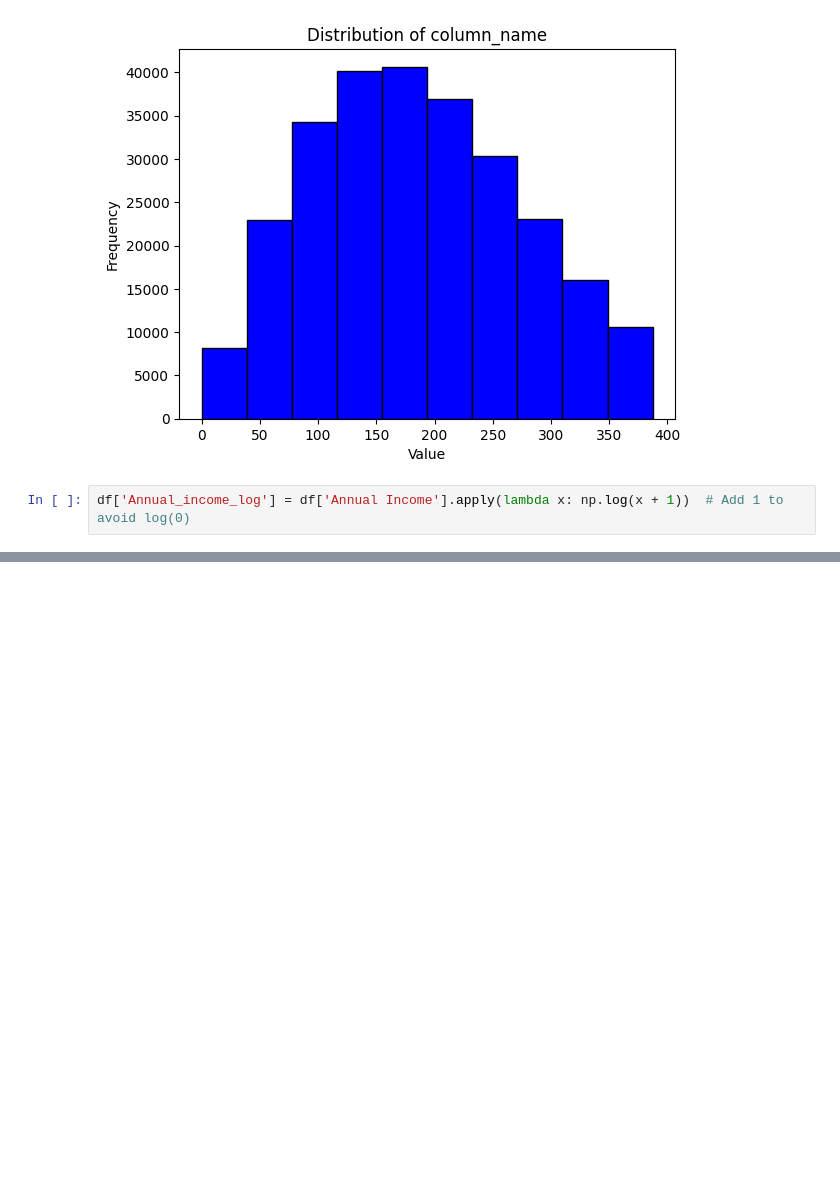
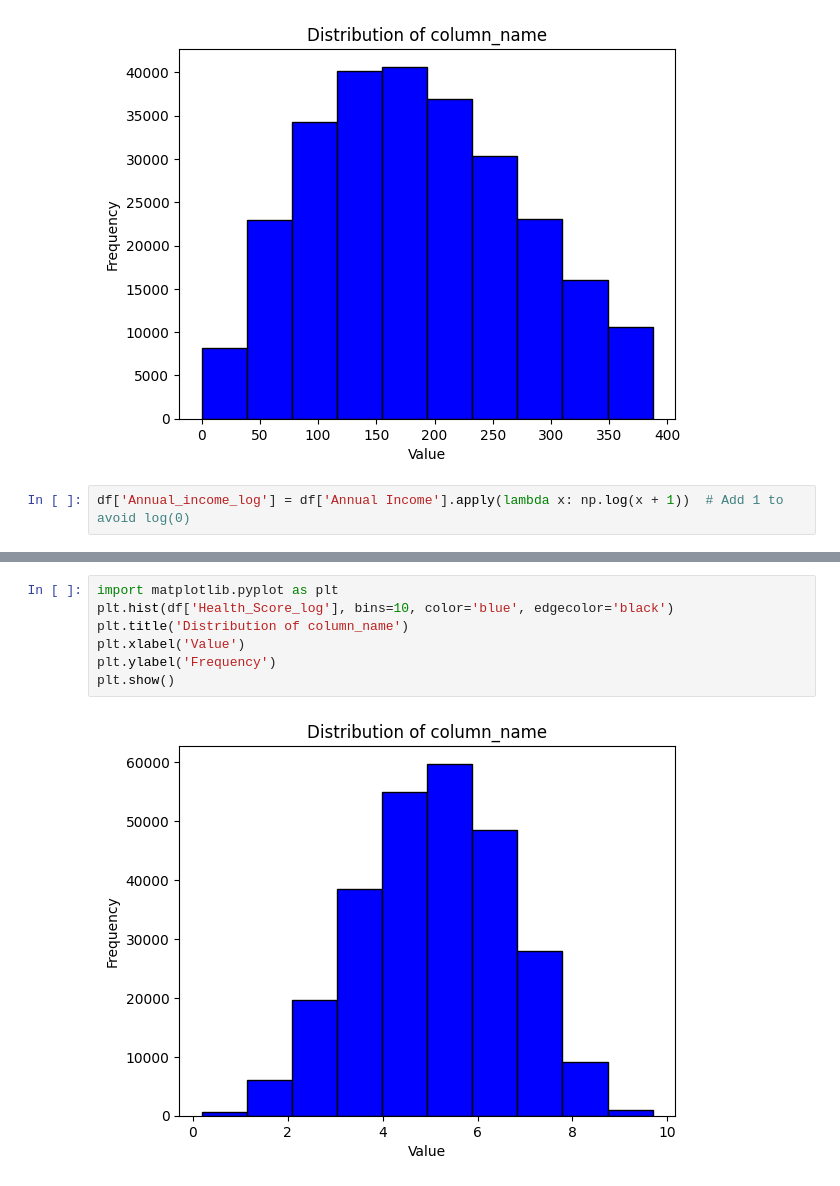
Before and after one commit to anmolmunnolli/insurance, a Jupyter notebook: version1.ipynb, the cells around one changed output, grey strips where cells are left out. Saved outputs shown, nothing was run; the diff lists cells and outputs as text; blank space fills up the shorter version.

```diff
--- a/version1.ipynb
+++ b/version1.ipynb
@@ -537,0 +551,9 @@ df['Annual_income_log'] = df['Annual Income'].apply(lambda x: np.sqrt(x))  # Add
+# %%
+import matplotlib.pyplot as plt
+plt.hist(df['Health_Score_log'], bins=10, color='blue', edgecolor='black')
+plt.title('Distribution of column_name')
+plt.xlabel('Value')
+plt.ylabel('Frequency')
+plt.show()
+# %% [output]
+[figure, added]
```
Also changed, not shown: parts of 5 cells of this notebook.
